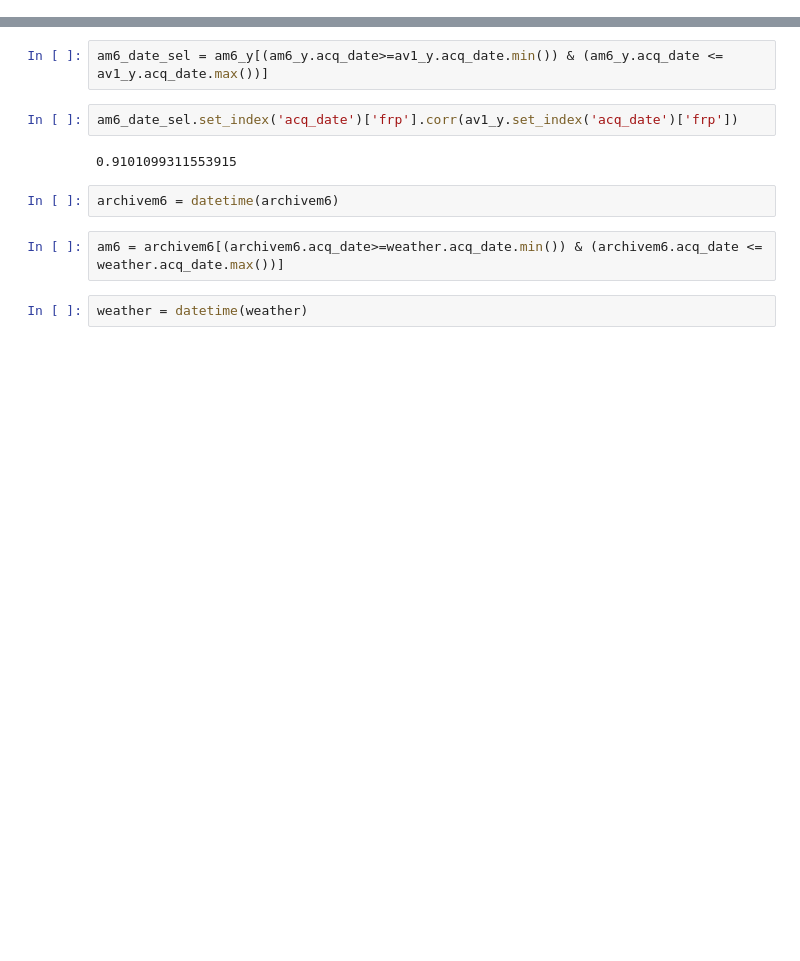
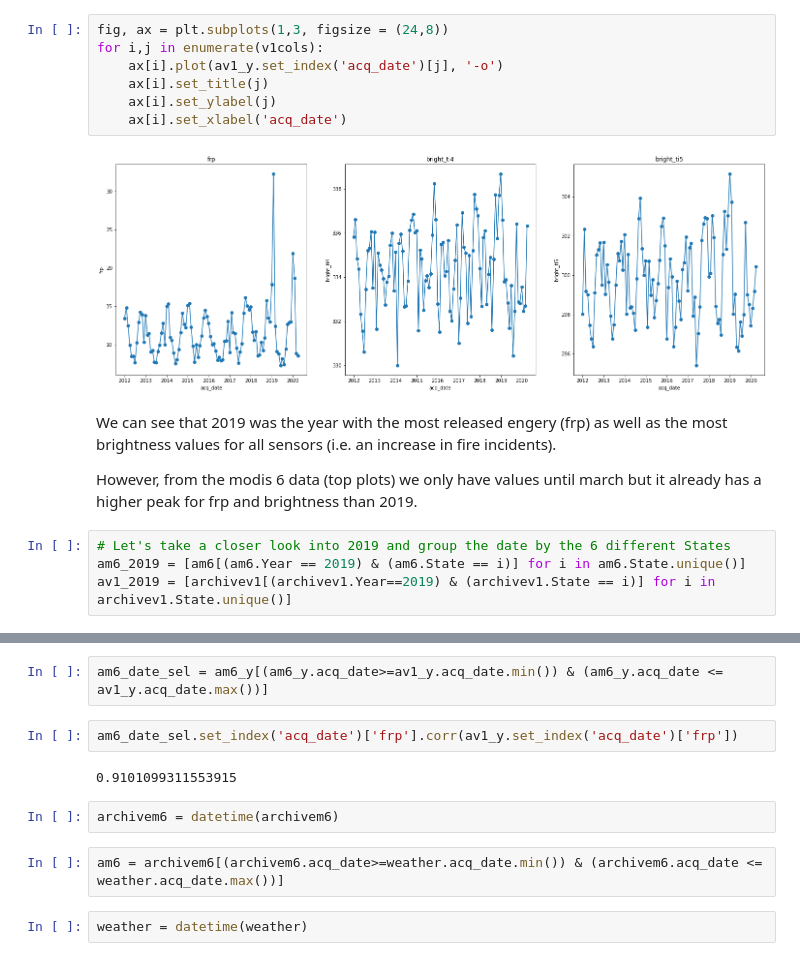
Before and after one commit to johannas/AustralienFiresFromSpace_Schoeggl_Vorauer, a Jupyter notebook: Notebooks/eda-Copy1.ipynb, the cells around one changed output, grey strips where cells are left out. Saved outputs shown, nothing was run; the diff lists cells and outputs as text; blank space fills up the shorter version.

```diff
--- a/Notebooks/eda-Copy1.ipynb
+++ b/Notebooks/eda-Copy1.ipynb
@@ -25,0 +47,17 @@ av1_y = timeselect(archivev1, freq='Y', columns=v1cols)
+# %%
+fig, ax = plt.subplots(1,3, figsize = (24,8))
+for i,j in enumerate(v1cols):
+    ax[i].plot(av1_y.set_index('acq_date')[j], '-o')
+    ax[i].set_title(j)
+    ax[i].set_ylabel(j)
+    ax[i].set_xlabel('acq_date')
+# %% [output]
+[figure, added]
+# %% [markdown]
+We can see that 2019 was the year with the most released engery (frp) as well as the most brightness values for all sensors (i.e. an increase in fire incidents).
+
+However, from the modis 6 data (top plots) we only have values until march but it already has a higher peak for frp and brightness than 2019.
+# %%
+# Let's take a closer look into 2019 and group the date by the 6 different States
+am6_2019 = [am6[(am6.Year == 2019) & (am6.State == i)] for i in am6.State.unique()]
+av1_2019 = [archivev1[(archivev1.Year==2019) & (archivev1.State == i)] for i in archivev1.State.unique()]
```
Also changed, not shown: parts of 27 cells of this notebook, 1 other file.
